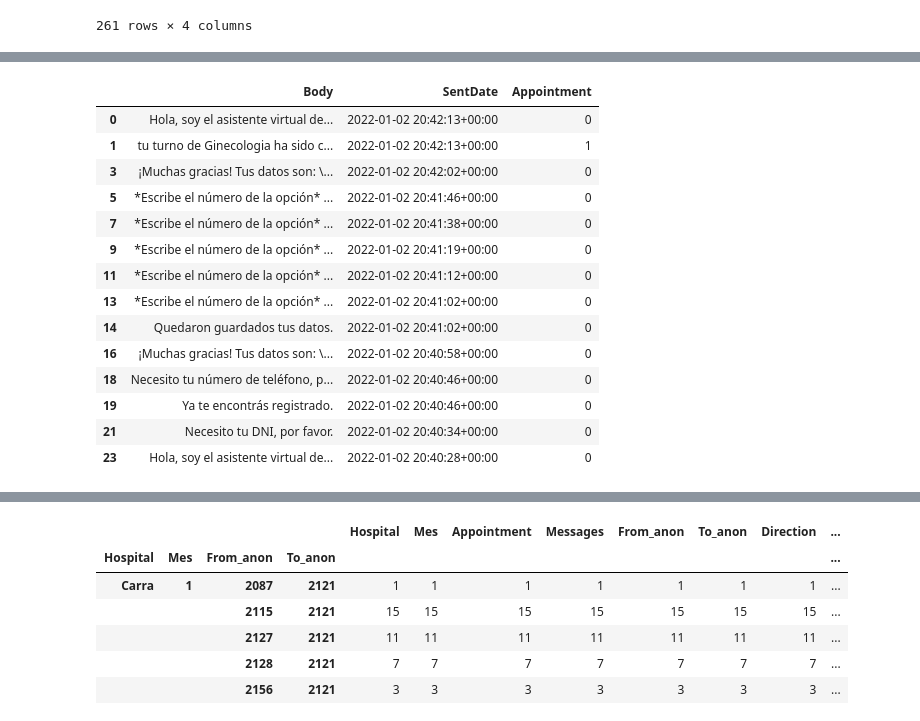
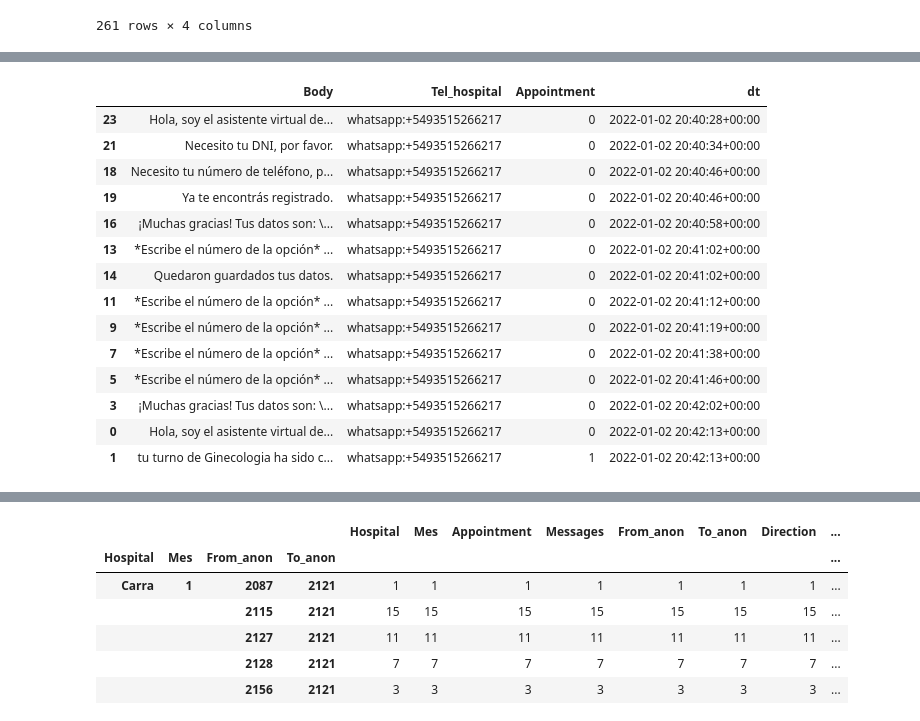
Before and after one commit to Tommmster/mentoria-diplodatos-chatbot, a Jupyter notebook: practico_1_AyV.ipynb, the cells around one changed output, grey strips where cells are left out. Saved outputs shown, nothing was run; the diff lists cells and outputs as text; code cells hidden in the pictures.

```diff
--- a/practico_1_AyV.ipynb
+++ b/practico_1_AyV.ipynb
@@ -457,23 +486,23 @@ df[df.Appointment == 1 ][['To_anon', 'From_anon', 'Direction', 'Hospital']]
 # %%
-df[(df.To_anon == 3146) & (df.From_anon == 2249) ][['Body', 'SentDate', 'Appointment']]
-
-#df[df.From_anon == 3146]
+# Tomamos uno de los pares (To_anon, From_anon). En este caso, son mensajes del hospital hacia el usuario.
+# Vemos que hay una interacción
+cc[((cc.To_anon == 3146) & (cc.From_anon == 2249)) | ((cc.To_anon == 2249) & (cc.From_anon == 3146)) ][['Body', 'Tel_hospital', 'Appointment', 'dt']].sort_values(by='dt')
 # %% [output]
-|  | Body | SentDate | Appointment |
-| 0 | Hola, soy el asistente virtual de... | 2022-01-02 20:42:13+00:00 | 0 |
-| 1 | tu turno de Ginecologia ha sido c... | 2022-01-02 20:42:13+00:00 | 1 |
-| 3 | ¡Muchas gracias! Tus datos son: \... | 2022-01-02 20:42:02+00:00 | 0 |
-| 5 | *Escribe el número de la opción* ... | 2022-01-02 20:41:46+00:00 | 0 |
-| 7 | *Escribe el número de la opción* ... | 2022-01-02 20:41:38+00:00 | 0 |
-| 9 | *Escribe el número de la opción* ... | 2022-01-02 20:41:19+00:00 | 0 |
-| 11 | *Escribe el número de la opción* ... | 2022-01-02 20:41:12+00:00 | 0 |
-| 13 | *Escribe el número de la opción* ... | 2022-01-02 20:41:02+00:00 | 0 |
-| 14 | Quedaron guardados tus datos. | 2022-01-02 20:41:02+00:00 | 0 |
-| 16 | ¡Muchas gracias! Tus datos son: \... | 2022-01-02 20:40:58+00:00 | 0 |
-| 18 | Necesito tu número de teléfono, p... | 2022-01-02 20:40:46+00:00 | 0 |
-| 19 | Ya te encontrás registrado. | 2022-01-02 20:40:46+00:00 | 0 |
-| 21 | Necesito tu DNI, por favor. | 2022-01-02 20:40:34+00:00 | 0 |
-| 23 | Hola, soy el asistente virtual de... | 2022-01-02 20:40:28+00:00 | 0 |
+|  | Body | Tel_hospital | Appointment | dt |
+| 23 | Hola, soy el asistente virtual de... | whatsapp:+5493515266217 | 0 | 2022-01-02 20:40:28+00:00 |
+| 21 | Necesito tu DNI, por favor. | whatsapp:+5493515266217 | 0 | 2022-01-02 20:40:34+00:00 |
+| 18 | Necesito tu número de teléfono, p... | whatsapp:+5493515266217 | 0 | 2022-01-02 20:40:46+00:00 |
+| 19 | Ya te encontrás registrado. | whatsapp:+5493515266217 | 0 | 2022-01-02 20:40:46+00:00 |
+| 16 | ¡Muchas gracias! Tus datos son: \... | whatsapp:+5493515266217 | 0 | 2022-01-02 20:40:58+00:00 |
+| 13 | *Escribe el número de la opción* ... | whatsapp:+5493515266217 | 0 | 2022-01-02 20:41:02+00:00 |
+| 14 | Quedaron guardados tus datos. | whatsapp:+5493515266217 | 0 | 2022-01-02 20:41:02+00:00 |
+| 11 | *Escribe el número de la opción* ... | whatsapp:+5493515266217 | 0 | 2022-01-02 20:41:12+00:00 |
+| 9 | *Escribe el número de la opción* ... | whatsapp:+5493515266217 | 0 | 2022-01-02 20:41:19+00:00 |
+| 7 | *Escribe el número de la opción* ... | whatsapp:+5493515266217 | 0 | 2022-01-02 20:41:38+00:00 |
+| 5 | *Escribe el número de la opción* ... | whatsapp:+5493515266217 | 0 | 2022-01-02 20:41:46+00:00 |
+| 3 | ¡Muchas gracias! Tus datos son: \... | whatsapp:+5493515266217 | 0 | 2022-01-02 20:42:02+00:00 |
+| 0 | Hola, soy el asistente virtual de... | whatsapp:+5493515266217 | 0 | 2022-01-02 20:42:13+00:00 |
+| 1 | tu turno de Ginecologia ha sido c... | whatsapp:+5493515266217 | 1 | 2022-01-02 20:42:13+00:00 |
 # %%
 df[(df.From_anon == 4788) & (df.To_anon == 4613)]
 # %% [output]
```
Also changed, not shown: parts of 42 cells of this notebook.
